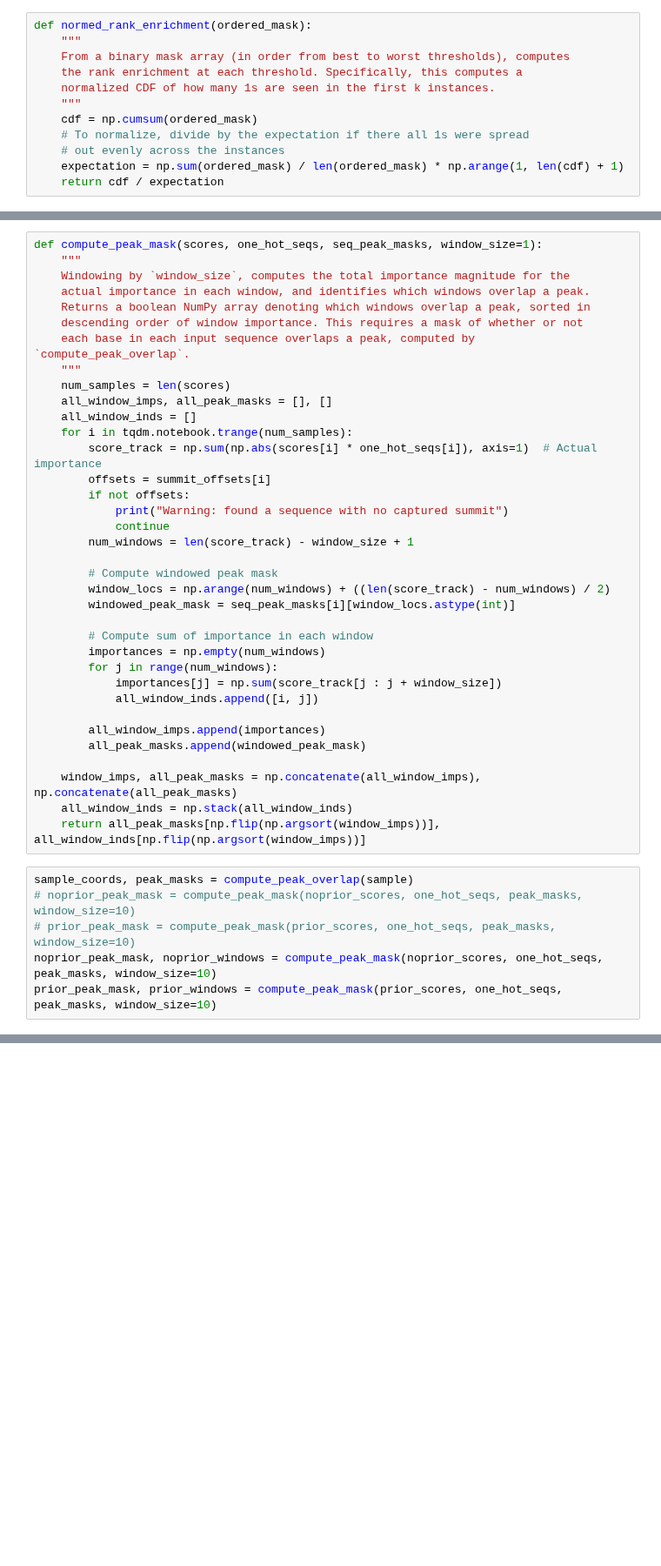
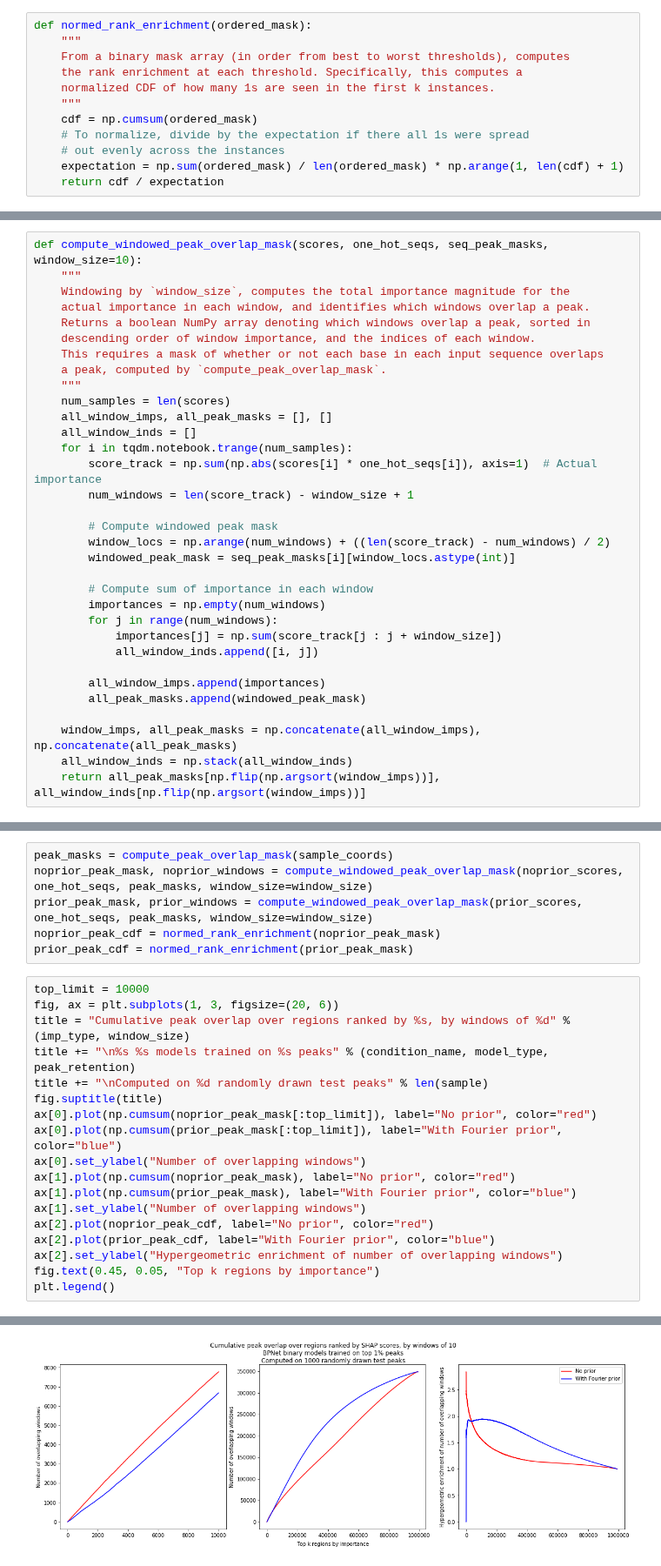
Before and after one commit to amtseng/fourier_attribution_priors, a Jupyter notebook: notebooks/importance_distance_to_summits.ipynb, the cells around one changed output, grey strips where cells are left out. Shown at 87% size. Cells and saved outputs as stored; diff of their text form; blank space fills up the shorter version.

```diff
--- a/notebooks/importance_distance_to_summits.ipynb
+++ b/notebooks/importance_distance_to_summits.ipynb
@@ -428,21 +407,18 @@ def compute_peak_overlap(sample):
 # %%
-def compute_peak_mask(scores, one_hot_seqs, seq_peak_masks, window_size=1):
+def compute_windowed_peak_overlap_mask(scores, one_hot_seqs, seq_peak_masks, window_size=10):
     """
     Windowing by `window_size`, computes the total importance magnitude for the
     actual importance in each window, and identifies which windows overlap a peak.
     Returns a boolean NumPy array denoting which windows overlap a peak, sorted in
-    descending order of window importance. This requires a mask of whether or not
-    each base in each input sequence overlaps a peak, computed by `compute_peak_overlap`.
+    descending order of window importance, and the indices of each window.
+    This requires a mask of whether or not each base in each input sequence overlaps
+    a peak, computed by `compute_peak_overlap_mask`.
     """
     num_samples = len(scores)
     all_window_imps, all_peak_masks = [], []
     all_window_inds = []
     for i in tqdm.notebook.trange(num_samples):
         score_track = np.sum(np.abs(scores[i] * one_hot_seqs[i]), axis=1)  # Actual importance
-        offsets = summit_offsets[i]
-        if not offsets:
-            print("Warning: found a sequence with no captured summit")
-            continue
         num_windows = len(score_track) - window_size + 1
 
         # Compute windowed peak mask
@@ -461,9 +437,3 @@ def compute_peak_mask(scores, one_hot_seqs, seq_peak_masks, window_size=1):
     window_imps, all_peak_masks = np.concatenate(all_window_imps), np.concatenate(all_peak_masks)
     all_window_inds = np.stack(all_window_inds)
     return all_peak_masks[np.flip(np.argsort(window_imps))], all_window_inds[np.flip(np.argsort(window_imps))]
-# %%
-sample_coords, peak_masks = compute_peak_overlap(sample)
-# noprior_peak_mask = compute_peak_mask(noprior_scores, one_hot_seqs, peak_masks, window_size=10)
-# prior_peak_mask = compute_peak_mask(prior_scores, one_hot_seqs, peak_masks, window_size=10)
-noprior_peak_mask, noprior_windows = compute_peak_mask(noprior_scores, one_hot_seqs, peak_masks, window_size=10)
-prior_peak_mask, prior_windows = compute_peak_mask(prior_scores, one_hot_seqs, peak_masks, window_size=10)
@@ -562,0 +440,25 @@ plt.legend()
+# %%
+peak_masks = compute_peak_overlap_mask(sample_coords)
+noprior_peak_mask, noprior_windows = compute_windowed_peak_overlap_mask(noprior_scores, one_hot_seqs, peak_masks, window_size=window_size)
+prior_peak_mask, prior_windows = compute_windowed_peak_overlap_mask(prior_scores, one_hot_seqs, peak_masks, window_size=window_size)
+noprior_peak_cdf = normed_rank_enrichment(noprior_peak_mask)
+prior_peak_cdf = normed_rank_enrichment(prior_peak_mask)
+# %%
+top_limit = 10000
+fig, ax = plt.subplots(1, 3, figsize=(20, 6))
+title = "Cumulative peak overlap over regions ranked by %s, by windows of %d" % (imp_type, window_size)
+title += "\n%s %s models trained on %s peaks" % (condition_name, model_type, peak_retention)
+title += "\nComputed on %d randomly drawn test peaks" % len(sample)
+fig.suptitle(title)
+ax[0].plot(np.cumsum(noprior_peak_mask[:top_limit]), label="No prior", color="red")
+ax[0].plot(np.cumsum(prior_peak_mask[:top_limit]), label="With Fourier prior", color="blue")
+ax[0].set_ylabel("Number of overlapping windows")
+ax[1].plot(np.cumsum(noprior_peak_mask), label="No prior", color="red")
+ax[1].plot(np.cumsum(prior_peak_mask), label="With Fourier prior", color="blue")
+ax[1].set_ylabel("Number of overlapping windows")
+ax[2].plot(noprior_peak_cdf, label="No prior", color="red")
+ax[2].plot(prior_peak_cdf, label="With Fourier prior", color="blue")
+ax[2].set_ylabel("Hypergeometric enrichment of number of overlapping windows")
+fig.text(0.45, 0.05, "Top k regions by importance")
+plt.legend()
+# %% [output]
@@ -562,0 +466 @@ plt.legend()
+[figure, added]
```
Also changed, not shown: parts of 21 cells of this notebook, 5 other files.
